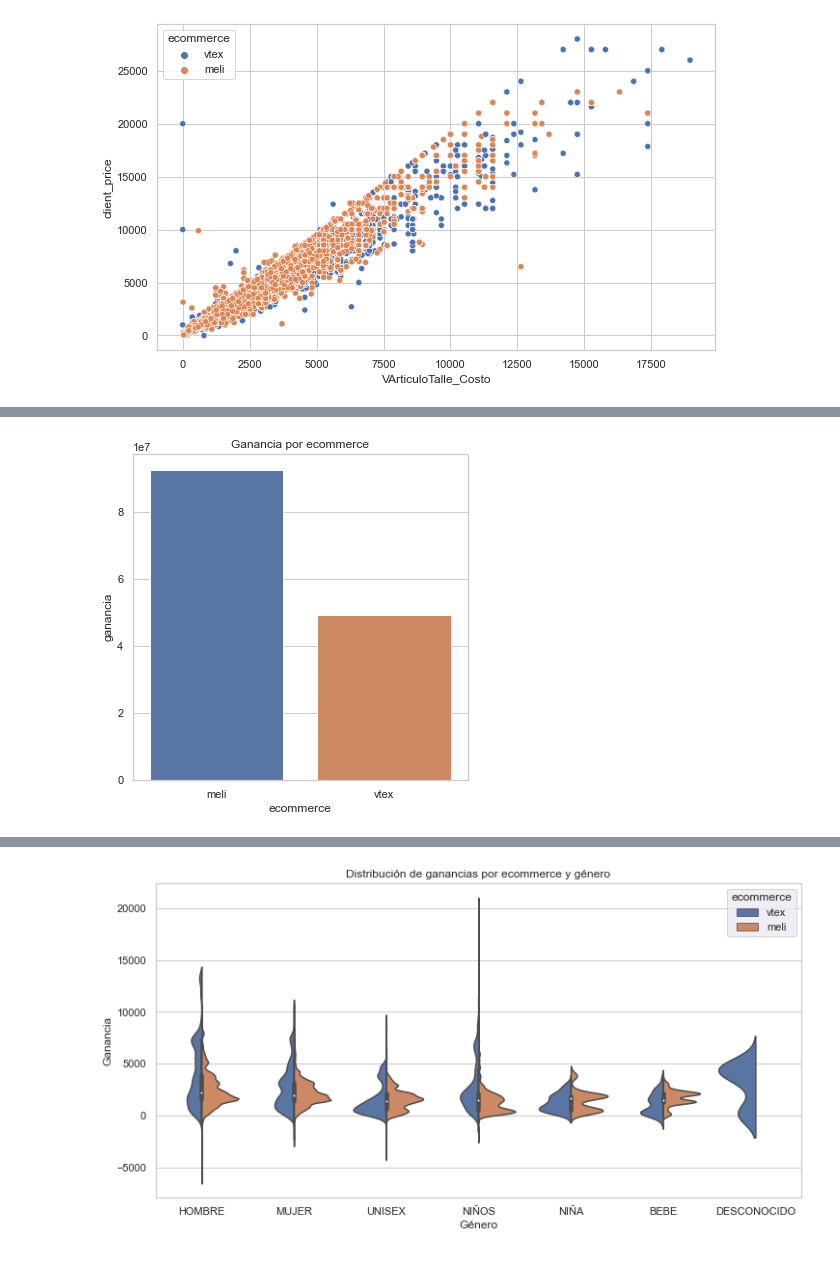
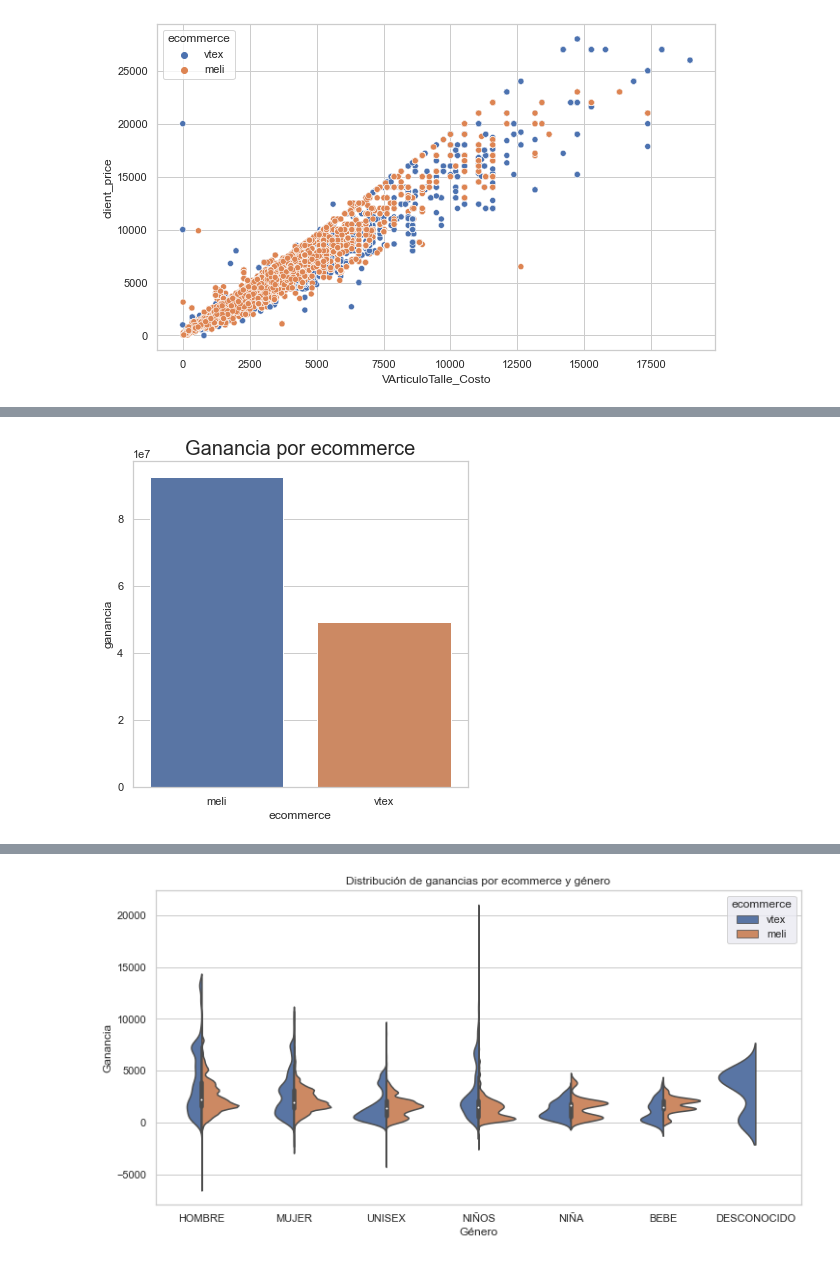
Before and after one commit to eliasguillermo/ds-ecommerce, a Jupyter notebook: Notebook/ecommerce.ipynb, the cells around one changed output, grey strips where cells are left out. Cells and saved outputs as stored; diff of their text form; code cells hidden in the pictures.

```diff
--- a/Notebook/ecommerce.ipynb
+++ b/Notebook/ecommerce.ipynb
@@ -338,5 +409,7 @@ for i in cat_columns:
     plt.title(i,fontsize=16)
     plt.rcParams['figure.facecolor'] = 'White'
     sns.countplot(y=df[i])
+    plt.xlabel('Count',fontsize=16)
+    plt.ylabel(i,fontsize=16)
     plt.show()
 # %% [output]
@@ -408,13 +481,13 @@ df[['client_price','VArticuloTalle_Costo','ganancia']]
 # %%
 #Vemos cantidad de ventas y ganancia por ecommerce
 cat = df[["ecommerce", "ganancia"]].groupby(['ecommerce'], as_index=False).sum().sort_values(by='ganancia', ascending=False)
 plt.figure(figsize=(6,6))
 sns.set_theme(style="whitegrid")
 sns.barplot(x='ecommerce', y='ganancia', data=cat)
-plt.title('Ganancia por ecommerce')
+plt.title('Ganancia por ecommerce',fontsize=20)
 plt.show()
 # %% [output]
-[figure, old version]
+[figure, new version]
 # %%
 plt.figure(figsize=(6,6))
 sns.set_theme(style="whitegrid")
```
Also changed, not shown: parts of 130 cells of this notebook, 1 other file.
